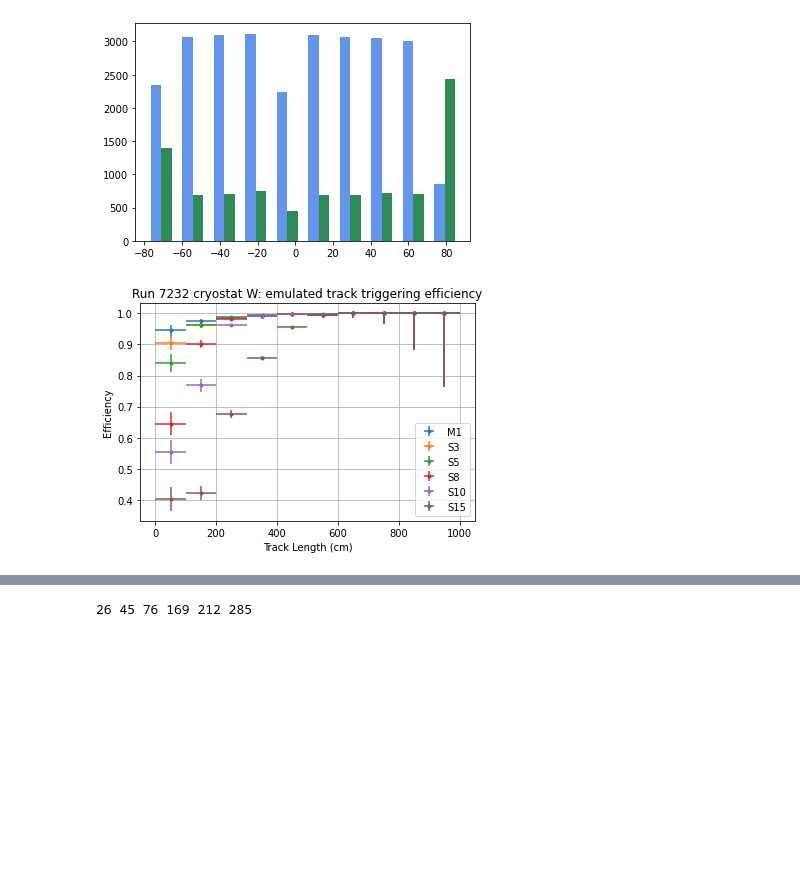
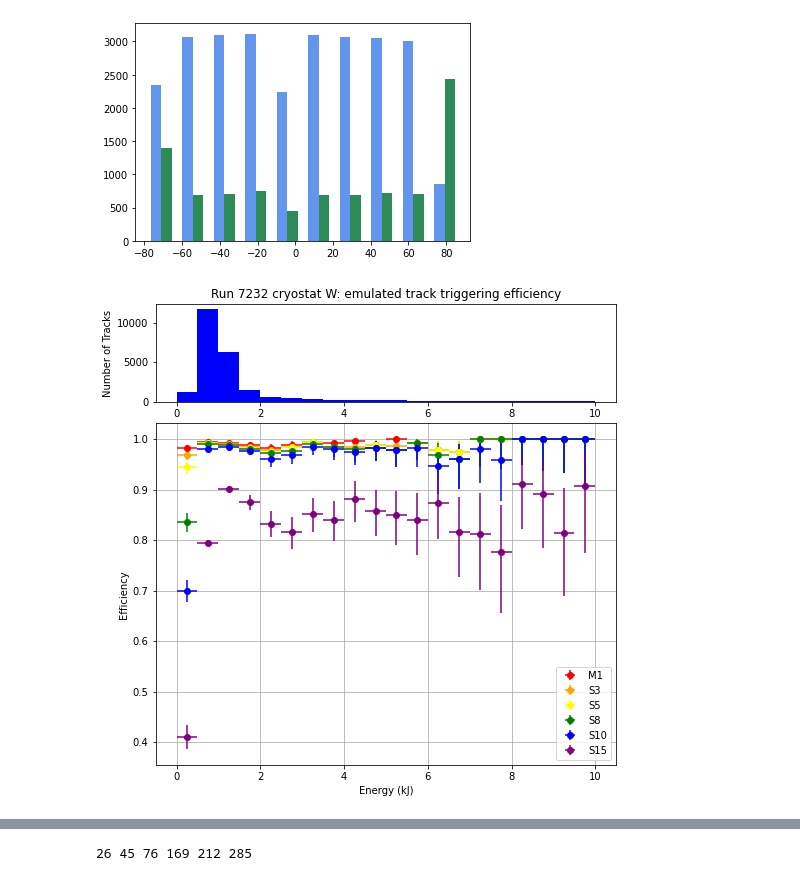
Before and after one commit to TanviKrishnan/SULI-Icarus-TriggerEfficiency, a Jupyter notebook: TriggerEfficiencyExploration.ipynb, the cells around one changed output, grey strips where cells are left out. Cells and saved outputs as stored; diff of their text form; code cells hidden in the pictures; blank space fills up the shorter version.

```diff
--- a/TriggerEfficiencyExploration.ipynb
+++ b/TriggerEfficiencyExploration.ipynb
@@ -175,0 +157,8 @@ def binom_int_high(num,den, confint=conf):
+# %%
+# make efficiency plot triggering by length bins
+type = ["M1", "S3", "S5", "S8", "S10", "S15"]
+color = ['red', 'orange', 'yellow', 'green', 'blue', 'purple']
+#type = ["S3", "S5", "S10"]
+
+# only count events within the interval where data is being collected (otherwise the trigger will obviously not fire)
+df_time = df_u[df_u["t0"].between(-55, 55)]
@@ -176,43 +180,76 @@ def binom_int_high(num,den, confint=conf):
 # %%
-fig, ax = plt.subplots()
+# set up figure and panels
+fig = plt.figure(figsize=(8, 8))
+
+gs = fig.add_gridspec(2, 1, height_ratios=(2, 7),
+                      left=0.1, right=0.9, bottom=0.1, top=0.9,
+                      wspace=0.2, hspace=0.1)
+
+ax = fig.add_subplot(gs[1, 0])
+ax_hist = fig.add_subplot(gs[0, 0], sharex=ax)
+
+var = "energy"
+bin_size = 500
+
+# maximum length, rounded up to the nearest bin size
+max_val = max(df_time[var])
+max_val = int(np.ceil(max_val/bin_size)*bin_size)
+
+max_val=10000
+
+bin_arr = np.arange(0, max_val, bin_size)
+
+# for length, to emulate Jacob's plot
+#bin_arr = [0, 100, 200, 300, 400, 500, 600, 800]
+#bin_size = np.append(np.ediff1d(bin_arr),200)
+
 for t in range(0, len(type)):
     t_type = type[t] # trigger type chosen for this histogram
     label = t_type + "_fired"
     trig = df_time[df_time[label] == True]
     notTrig = df_time[df_time[label] == False]
 
-    var = "length"
-    bin_size = 100
-    # maximum length, rounded up to the nearest bin size
-    max_val = max(df_time[var])
-    max_val = int(np.ceil(max_val/bin_size)*bin_size)
-
-    max_val=1000
-
-    bin_arr = np.arange(0, max_val, bin_size)
-    # for length, to emulate Jacob's plot
-    # bin_arr = [0, 100, 200, 300, 400, 500, 600, 800]
-    # bin_size = np.append(np.ediff1d(bin_arr),200)
-
+    # counts of triggered and not triggered events in the bin
     bin_trig = [len(trig[(bin_arr[i]<=trig[var]) & (trig[var]<bin_arr[i]+bin_size)]) for i in range(len(bin_arr))]
     bin_notTrig = [len(notTrig[(bin_arr[i]<=notTrig[var]) & (notTrig[var]<bin_arr[i]+bin_size)]) for i in range(len(bin_arr))]
 
-    eff_arr = np.divide(bin_trig,np.add(bin_trig,bin_notTrig))
+    # total number of events in the bin
+    bin_tot = np.add(bin_trig, bin_notTrig)
 
-    # for asymmetric error, not above efficiency of 1
-    low_CI = [binom_int_low(bin_trig[i], bin_trig[i] + bin_notTrig[i]) for i in range(len(bin_arr))]
-    high_CI = [binom_int_high(bin_trig[i], bin_trig[i] + bin_notTrig[i]) for i in range(len(bin_arr))]
+    # adjust sizes of triggered, not triggered, and bin lists to eliminate bins with 0 events
+    bin_trig = [bin_trig[i] for i in range(len(bin_arr)) if bin_tot[i]!=0]
+    bin_notTrig = [bin_notTrig[i] for i in range(len(bin_arr)) if bin_tot[i]!=0]
+    bin_arr = [bin_arr[i] for i in range(len(bin_arr)) if bin_tot[i]!=0]
+
+    # compute efficiency for each bin
+    eff_arr = np.divide(bin_trig, (np.add(bin_trig, bin_notTrig)))
+
+    # compute errors corresponding to efficiency values using the exact Clopper-Pearson method
+    # use asymmetric error so that the error bars don't extend above 1
+    low_CI = [binom_int_low(bin_trig[i], bin_trig[i] + bin_notTrig[i]) for i in range(len(bin_trig))]
+    high_CI = [binom_int_high(bin_trig[i], bin_trig[i] + bin_notTrig[i]) for i in range(len(bin_trig))]
     high_yerr_arr = np.subtract(high_CI, eff_arr)
     low_yerr_arr = np.subtract(eff_arr, low_CI)
     asymm_err = [low_yerr_arr, high_yerr_arr]
 
-    ax.errorbar(bin_arr+bin_size/2, eff_arr, xerr = bin_size/2, yerr = asymm_err, label = t_type, fmt='.')#, color=color[t])
+    # plot the error bars
+    ax.errorbar([(i+bin_size/2)*1e-3 for i in bin_arr], eff_arr, xerr = bin_size/2*1e-3, yerr = asymm_err, label = t_type, fmt='o', color=color[t])
 
-ax.legend()
-ax.set_xlabel("Track Length (cm)")
+# scatterplot axes labels and legend
+ax.legend(loc="lower right")
+ax.set_xlabel("Energy (kJ)")
 ax.set_ylabel("Efficiency")
-ax.set_title("Run 7232 cryostat W: emulated track triggering efficiency")
+
+# plot title
+plt.title("Run 7232 cryostat W: emulated track triggering efficiency")
+
+# plot the histogram of counts
+ax_hist.bar([(i+bin_size/2)*1e-3 for i in bin_arr], bin_tot, width=bin_size*1e-3, color=color[4])
+ax_hist.set_ylabel("Number of Tracks")
 ax.grid()
-plt.savefig('efficiency_length_7232mer_0.9CI.png')
+
+# show and save the figure
+plt.show()
+plt.savefig('e length plots/efficiency_energy_7232mer_0.9CI.png')
 # %% [output]
-[figure, old version]
+[figure, new version]
```
Also changed, not shown: parts of 10 cells of this notebook.
